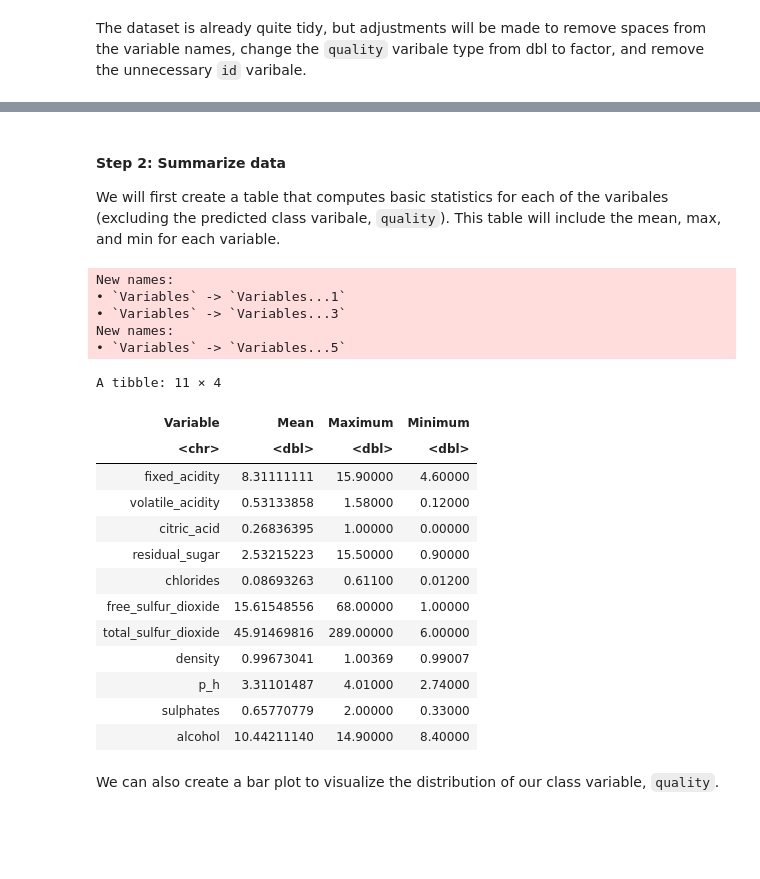
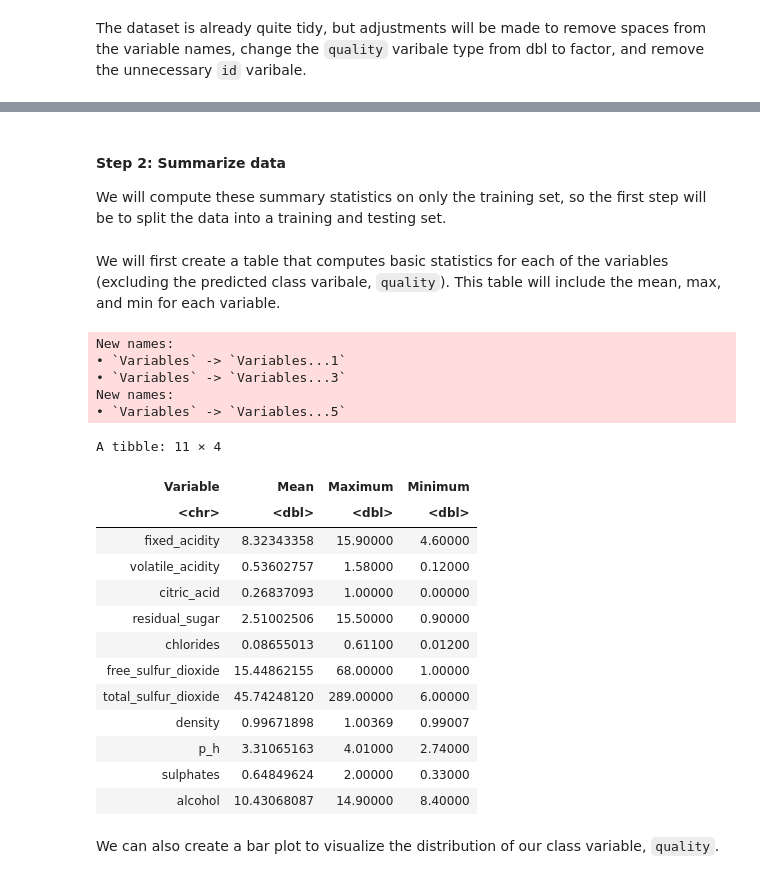
Before and after one commit to MostLeVert/goup01dsci100, a Jupyter notebook: Project_report.ipynb, the cells around one changed output, grey strips where cells are left out. Cells and saved outputs as stored; diff of their text form; code cells hidden in the pictures; blank space fills up the shorter version.

```diff
--- a/Project_report.ipynb
+++ b/Project_report.ipynb
@@ -69,48 +69,55 @@ A tibble: 1143 × 12
 | 5.9 | 0.645 | 0.12 | 2.0 | 0.075 | 32 | ... |
 # %% [markdown]
 #### Step 2: Summarize data
-We will first create a table that computes basic statistics for each of the varibales (excluding the predicted class varibale, `quality`). This table will include the mean, max, and min for each variable.
+We will compute these summary statistics on only the training set, so the first step will be to split the data into a training and testing set.
+# %%
+set.seed(25)
+wine_split <- initial_split(data = wine_data, prop = 0.7, strata = quality)
+wine_test <- testing(wine_split)
+wine_train <- training(wine_split)
+# %% [markdown]
+We will first create a table that computes basic statistics for each of the variables (excluding the predicted class varibale, `quality`). This table will include the mean, max, and min for each variable.
 # %%
-variable_summary <- wine_data |>
+variable_summary <- wine_train |>
     select(-quality) |>
     map_df(mean) |>
     pivot_longer(fixed_acidity:alcohol, names_to = "Variables", values_to = "Mean") |>
     bind_cols(
       pivot_longer(map_df(select(wine_data, -quality), max),
                    fixed_acidity:alcohol,
                    names_to = "Variables",
                    values_to = "Maximum" )
     ) |>
     bind_cols(
       pivot_longer(map_df(select(wine_data, -quality), min),
                    fixed_acidity:alcohol,
                    names_to = "Variables",
                    values_to = "Minimum" )
     ) |>
     mutate(Variable = Variables...1) |>
     select(-Variables...3, - Variables...5, -Variables...1) |>
     select(Variable, Mean, Maximum, Minimum)
 variable_summary
 # %% [output]
 New names:
 • `Variables` -> `Variables...1`
 • `Variables` -> `Variables...3`
 New names:
 • `Variables` -> `Variables...5`
 A tibble: 11 × 4
 | Variable | Mean | Maximum | Minimum |
 | <chr> | <dbl> | <dbl> | <dbl> |
-| fixed_acidity | 8.31111111 | 15.90000 | 4.60000 |
-| volatile_acidity | 0.53133858 | 1.58000 | 0.12000 |
-| citric_acid | 0.26836395 | 1.00000 | 0.00000 |
-| residual_sugar | 2.53215223 | 15.50000 | 0.90000 |
-| chlorides | 0.08693263 | 0.61100 | 0.01200 |
-| free_sulfur_dioxide | 15.61548556 | 68.00000 | 1.00000 |
-| total_sulfur_dioxide | 45.91469816 | 289.00000 | 6.00000 |
-| density | 0.99673041 | 1.00369 | 0.99007 |
-| p_h | 3.31101487 | 4.01000 | 2.74000 |
-| sulphates | 0.65770779 | 2.00000 | 0.33000 |
-| alcohol | 10.44211140 | 14.90000 | 8.40000 |
+| fixed_acidity | 8.32343358 | 15.90000 | 4.60000 |
+| volatile_acidity | 0.53602757 | 1.58000 | 0.12000 |
+| citric_acid | 0.26837093 | 1.00000 | 0.00000 |
+| residual_sugar | 2.51002506 | 15.50000 | 0.90000 |
+| chlorides | 0.08655013 | 0.61100 | 0.01200 |
+| free_sulfur_dioxide | 15.44862155 | 68.00000 | 1.00000 |
+| total_sulfur_dioxide | 45.74248120 | 289.00000 | 6.00000 |
+| density | 0.99671898 | 1.00369 | 0.99007 |
+| p_h | 3.31065163 | 4.01000 | 2.74000 |
+| sulphates | 0.64849624 | 2.00000 | 0.33000 |
+| alcohol | 10.43068087 | 14.90000 | 8.40000 |
 # %% [markdown]
 We can also create a bar plot to visualize the distribution of our class variable, `quality`.
 # %%
```
Also changed, not shown: parts of 21 cells of this notebook.
